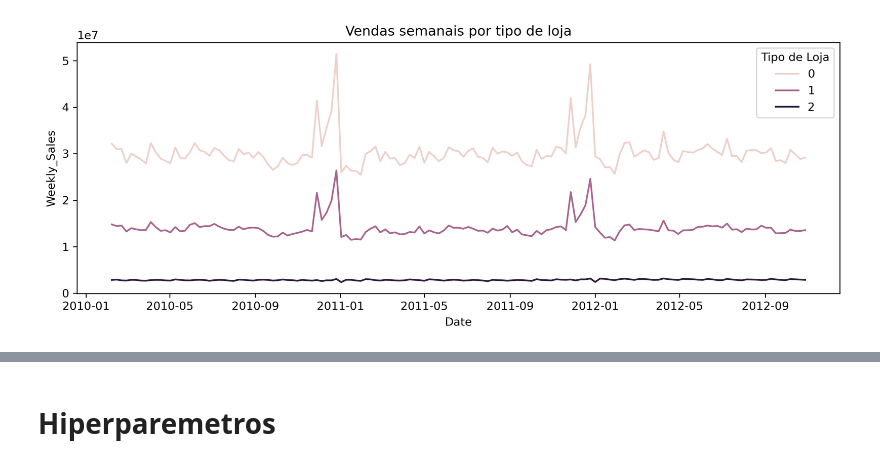
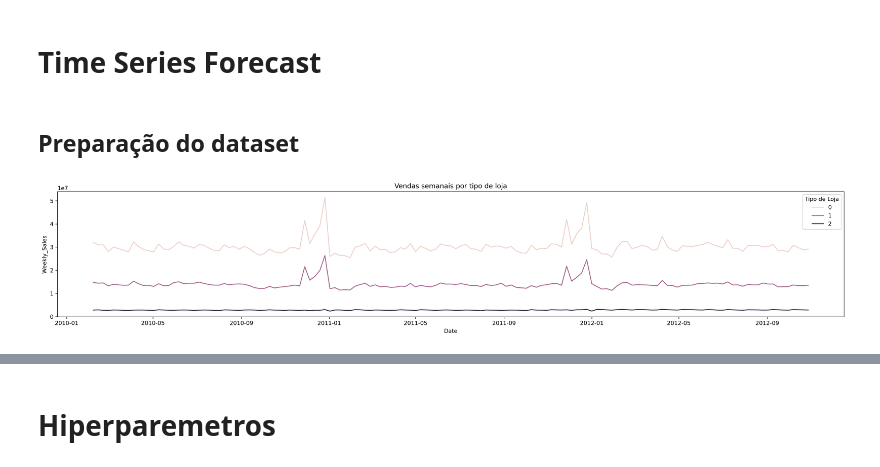
Before and after one commit to bentofh/WalmartSalesForecast, a Jupyter notebook: Sales Forecast.ipynb, the cells around one changed output, grey strips where cells are left out. Drawn from its saved outputs; the diff is of its cells as text; code cells hidden in the pictures.

```diff
--- a/Sales Forecast.ipynb
+++ b/Sales Forecast.ipynb
@@ -1,3 +1,7 @@
+# %% [markdown]
+# Time Series Forecast
+# %% [markdown]
+## Preparação do dataset
 # %%
 '''
 --------------------------------------------------------------------------------------------------------------------
@@ -33,37 +37,37 @@ test = pd.read_csv('test.csv')
 # Editando o df de treino
 
 # Eliminando, pois essa coluna já existe em treino e teste
-features = features.drop(columns='IsHoliday')
+features = features.drop(columns=['IsHoliday', 'MarkDown1', 'MarkDown2', 'MarkDown3', 'MarkDown4', 'MarkDown5'])
 
 # Juntando as colunas de features dos arquivos Stores e Features
 train_merge = pd.merge(train, stores, on='Store', how='left')
 train_merge = pd.merge(train_merge, features, on=['Store', 'Date'], how='left')
 
 # Editando o df
 train_merge = train_merge.set_index('Date')
 train_merge.index = pd.to_datetime(train_merge.index)
 
 # Transformando coluna string em int
 transf = {}
 
 for i, valor in enumerate(train_merge['Type'].unique()):
     transf[valor] = i
 
 train_merge['Type'] = train_merge['Type'].map(transf)
 
 '''
 --------------------------------------------------------------------------------------------------------------------
 -------- Timeline
 --------------------------------------------------------------------------------------------------------------------
 '''
 
 sales_by_type_weekly = train_merge.groupby('Type').resample('W')['Weekly_Sales'].sum().reset_index()
 
-plt.figure(figsize=(10, 4), dpi=300)
+plt.figure(figsize=(20, 4), dpi=300)
 sns.lineplot(data=sales_by_type_weekly, x='Date', y='Weekly_Sales', hue='Type')
 plt.title('Vendas semanais por tipo de loja')
 plt.legend(title='Tipo de Loja')
 plt.tight_layout()
 plt.show()
 # %% [output]
-[figure, old version]
+[figure, new version]
```
Also changed, not shown: parts of 32 cells of this notebook, 1 other file.
